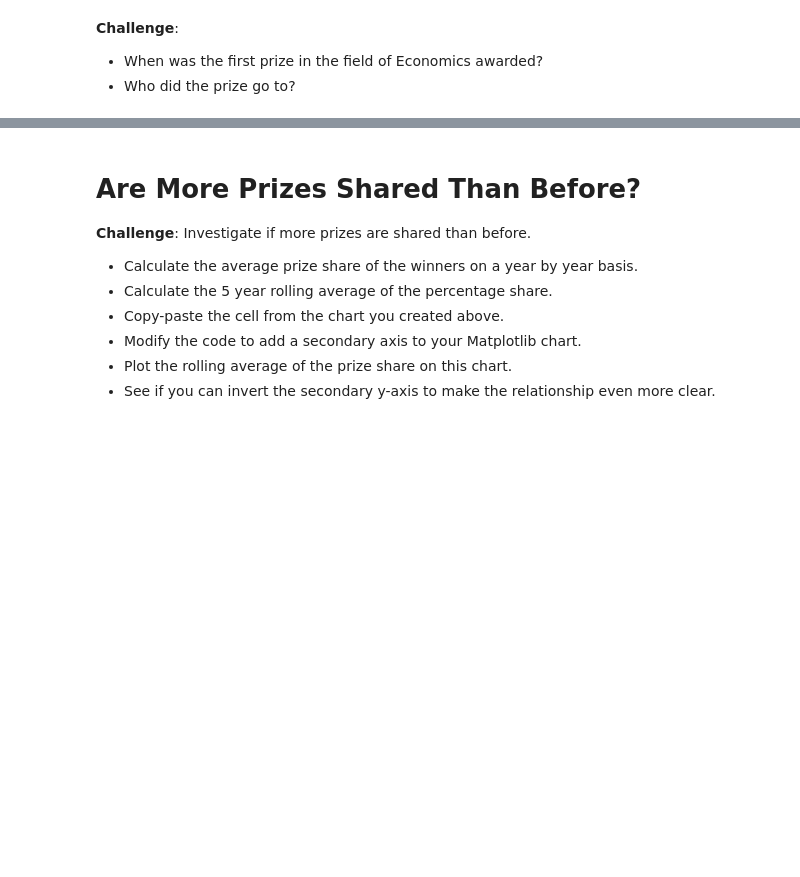
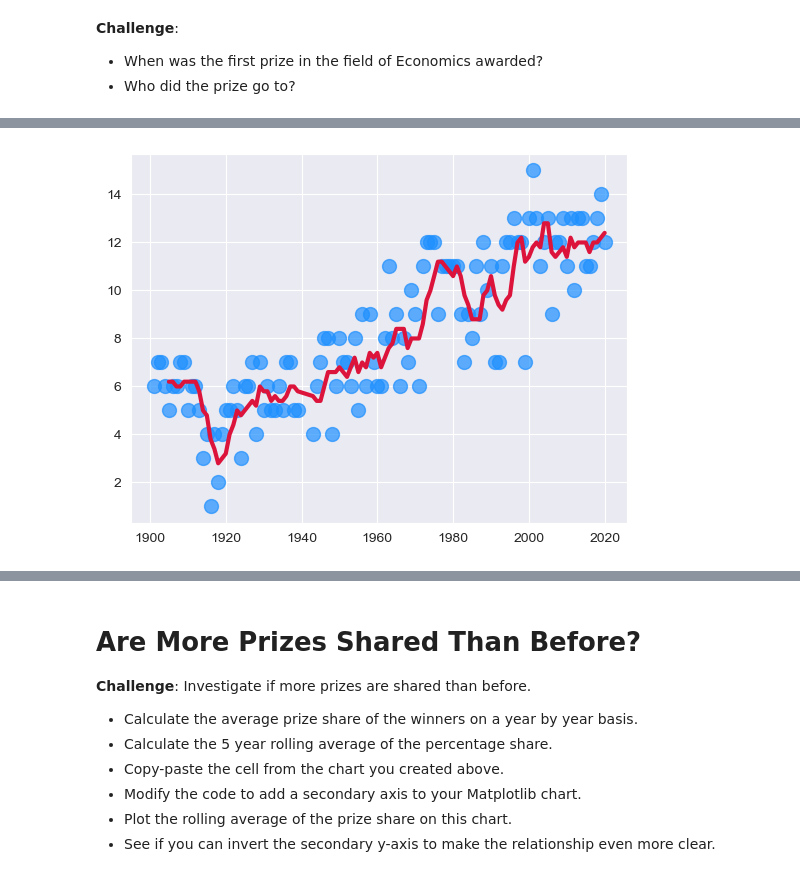
Before and after one commit to AlexVenger/100DaysOfCodePython, a Jupyter notebook: 79.NobelPrize/Nobel_Prize_Analysis_(start).ipynb, the cells around one changed output, grey strips where cells are left out. Cells and saved outputs as stored; diff of their text form; code cells hidden in the pictures; blank space fills up the shorter version.

Commit message:
Nobel Prize: in progress

```diff
--- a/79.NobelPrize/Nobel_Prize_Analysis_(start).ipynb
+++ b/79.NobelPrize/Nobel_Prize_Analysis_(start).ipynb
@@ -145,6 +145,3 @@ df_data
 962 rows × 16 columns
 # %% [markdown]
 #### Add a Column with the Prize Share as a Percentage
-# %%
-df_data["share_pct"] = 100.0 * df_data["prize_share"]
-df_data
@@ -152,0 +148,5 @@ TypeError: can't multiply sequence by non-int of type 'float'
+# %%
+fraction = df_data.prize_share.str.split("/", expand=True)
+numerator = pd.to_numeric(fraction[0])
+denominator = pd.to_numeric(fraction[1])
+df_data["share_pct"] = numerator / denominator
@@ -202,3 +350,6 @@ TypeError: can't multiply sequence by non-int of type 'float'
 
 * Looking at the chart, did the first and second world wars have an impact on the number of prizes being given out?
 * What could be the reason for the trend in the chart?
+# %%
+prize_count = df_data.groupby("year").count().prize
+prize_count
@@ -204,0 +370,21 @@ TypeError: can't multiply sequence by non-int of type 'float'
+# %%
+roll = prize_count.rolling(window=5).mean(numeric_only=True)
+
+plt.scatter(
+    x=prize_count.index,
+    y=prize_count.values,
+    c="dodgerblue",
+    alpha=0.7,
+    s=100
+)
+
+plt.plot(
+    prize_count.index,
+    roll.values,
+    c="crimson",
+    linewidth=3
+)
+
+plt.show()
+# %% [output]
+[figure, added]
```
Also changed, not shown: parts of 16 cells of this notebook.
